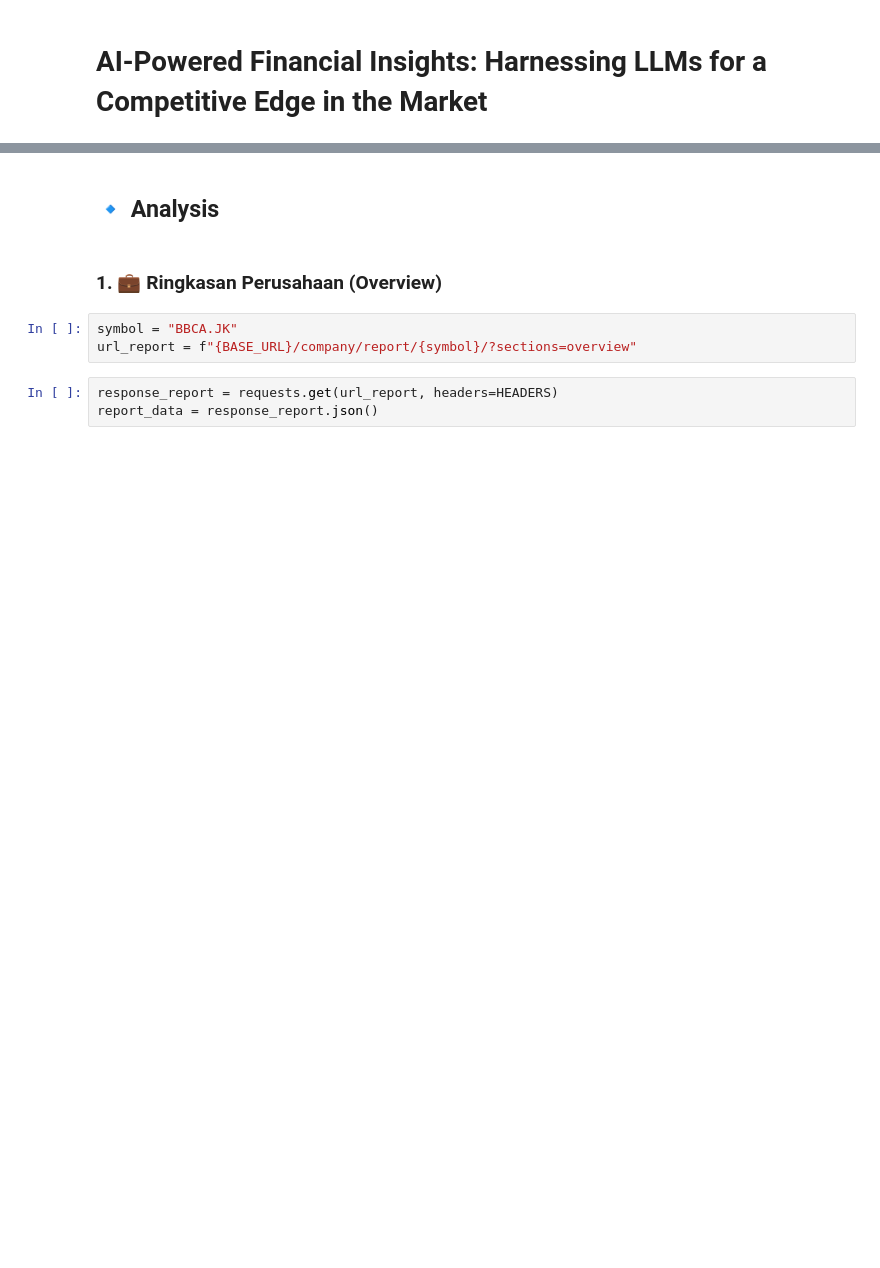
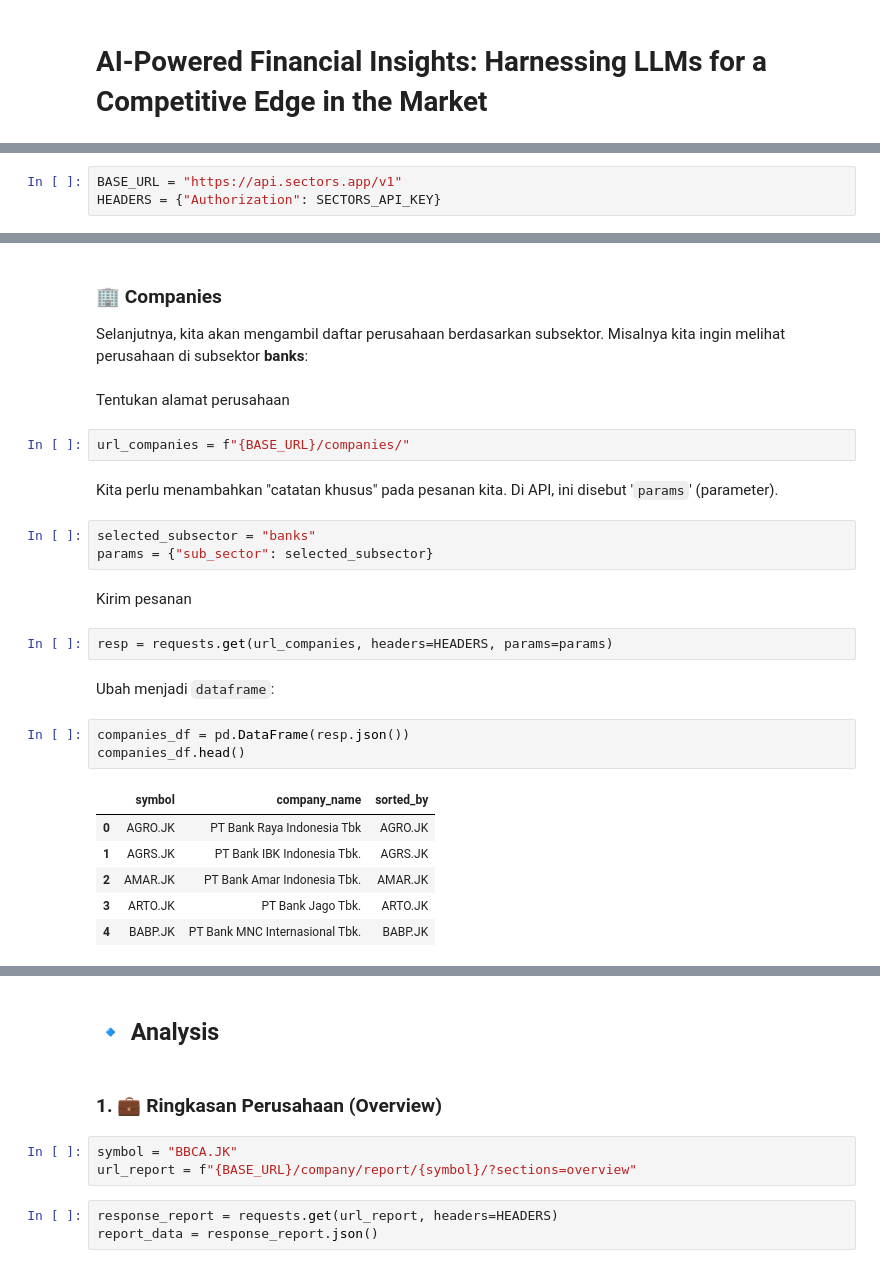
Before and after one commit to dwiknrd/ai-powered-financial-dashboard, a Jupyter notebook: financial_insight.ipynb, the cells around one changed output, grey strips where cells are left out. Cells and saved outputs as stored; diff of their text form; blank space fills up the shorter version.

```diff
--- a/financial_insight.ipynb
+++ b/financial_insight.ipynb
@@ -93,0 +119,3 @@ HEADERS = {"Authorization": API_KEY}
+# %%
+BASE_URL = "https://api.sectors.app/v1"
+HEADERS = {"Authorization": SECTORS_API_KEY}
@@ -93,0 +184,29 @@ HEADERS = {"Authorization": API_KEY}
+# %% [markdown]
+### 🏢 Companies
+
+Selanjutnya, kita akan mengambil daftar perusahaan berdasarkan subsektor. Misalnya kita ingin melihat perusahaan di subsektor **banks**:
+# %% [markdown]
+Tentukan alamat perusahaan
+# %%
+url_companies = f"{BASE_URL}/companies/"
+# %% [markdown]
+Kita perlu menambahkan "catatan khusus" pada pesanan kita. Di API, ini disebut '`params`' (parameter).
+# %%
+selected_subsector = "banks"
+params = {"sub_sector": selected_subsector}
+# %% [markdown]
+Kirim pesanan
+# %%
+resp = requests.get(url_companies, headers=HEADERS, params=params)
+# %% [markdown]
+Ubah menjadi `dataframe`:
+# %%
+companies_df = pd.DataFrame(resp.json())
+companies_df.head()
+# %% [output]
+|  | symbol | company_name | sorted_by |
+| 0 | AGRO.JK | PT Bank Raya Indonesia Tbk | AGRO.JK |
+| 1 | AGRS.JK | PT Bank IBK Indonesia Tbk. | AGRS.JK |
+| 2 | AMAR.JK | PT Bank Amar Indonesia Tbk. | AMAR.JK |
+| 3 | ARTO.JK | PT Bank Jago Tbk. | ARTO.JK |
+| 4 | BABP.JK | PT Bank MNC Internasional Tbk. | BABP.JK |
```
Also changed, not shown: parts of 50 cells of this notebook.
